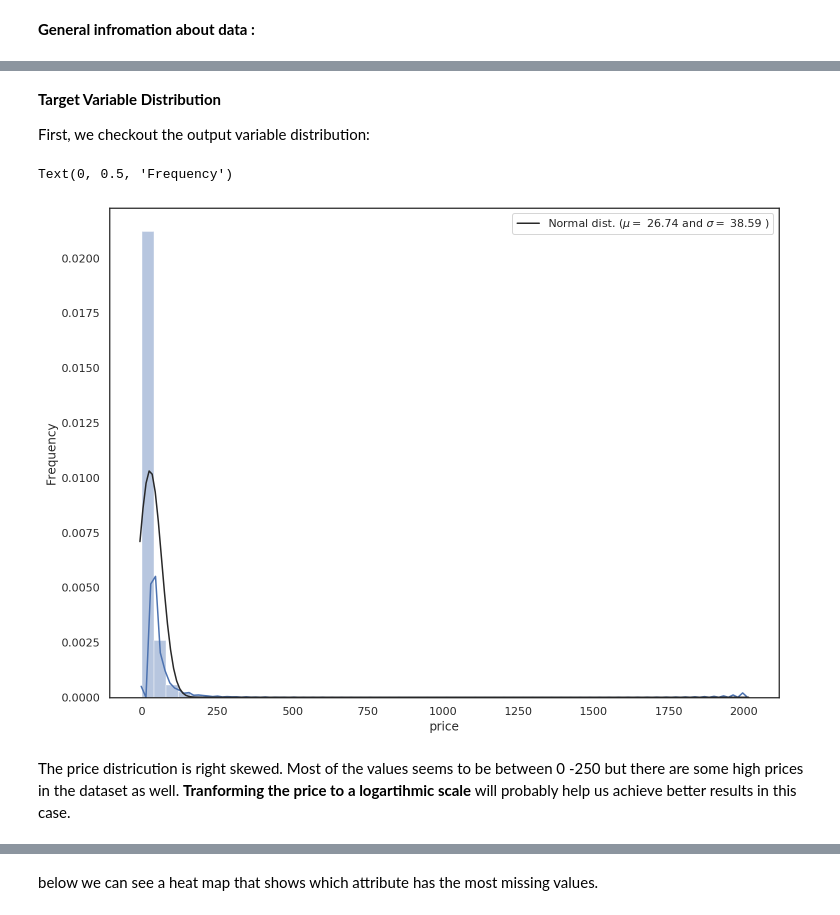
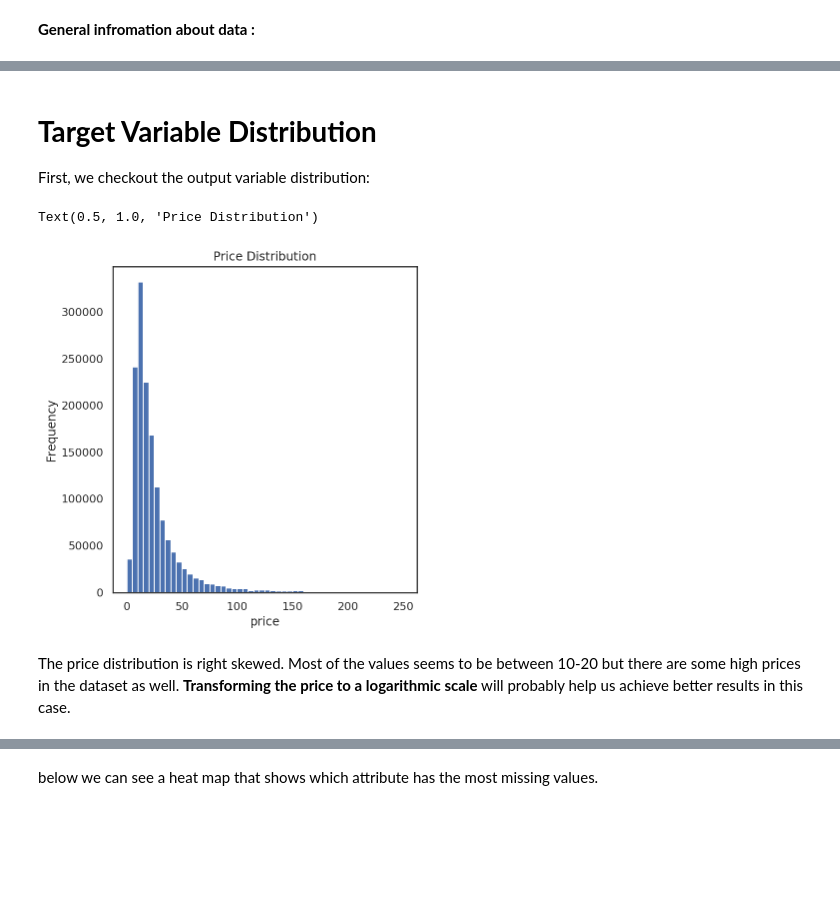
Before and after one commit to MahshidMarbouti/pricePrediction, a Jupyter notebook: PricePrediction.ipynb, the cells around one changed output, grey strips where cells are left out. Saved outputs shown, nothing was run; the diff lists cells and outputs as text; code cells hidden in the pictures; blank space fills up the shorter version.

```diff
--- a/PricePrediction.ipynb
+++ b/PricePrediction.ipynb
@@ -212,23 +216,16 @@ ___________________________
 | item_brand | object | 849853 | 4810 | 632682 | 42.675687 | [[Tbpty, nan, Hrctsprb'u Uycpyt, ... | NaN | NaN | NaN |
 | description | object | 1482531 | 1281427 | 4 | 0.000270 | [[Ujbaf Dbarwg USWN SOT WRARTYN Y... | NaN | NaN | NaN |
 # %% [markdown]
-**Target Variable Distribution**
+# **Target Variable Distribution**
 
 First, we checkout the output variable distribution:
-# %%
-plt.subplots(figsize=(12,9))
-sns.distplot(data['price'], fit=stats.norm)
-
-# Get the fitted parameters used by the function
-
-(mu, sigma) = stats.norm.fit(data['price'])
-
-# plot with the distribution
-
-plt.legend(['Normal dist. ($\mu=$ {:.2f} and $\sigma=$ {:.2f} )'.format(mu, sigma)], loc='best')
-plt.ylabel('Frequency')
-# %% [output]
-Text(0, 0.5, 'Frequency')
-[figure, removed]
+# %%
+plt.subplot(1, 2, 1)
+(data['price']).plot.hist(bins=50, figsize=(12, 6), edgecolor = 'white', range = [0, 250])
+plt.xlabel('price', fontsize=12)
+plt.title('Price Distribution', fontsize=12)
+# %% [output]
+Text(0.5, 1.0, 'Price Distribution')
+[figure, added]
 # %% [markdown]
-The price districution is right skewed. Most of the values seems to be between 0 -250 but there are some high prices in the dataset as well. **Tranforming the price to a logartihmic scale** will probably help us achieve better results in this case.
+The price distribution is right skewed. Most of the values seems to be between 10-20 but there are some high prices in the dataset as well. **Transforming the price to a logarithmic scale** will probably help us achieve better results in this case.
```
Also changed, not shown: parts of 43 cells of this notebook.
